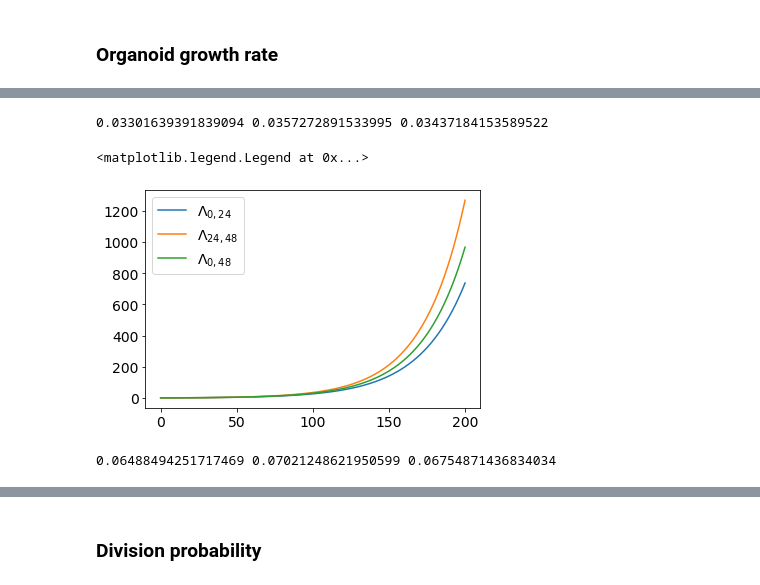
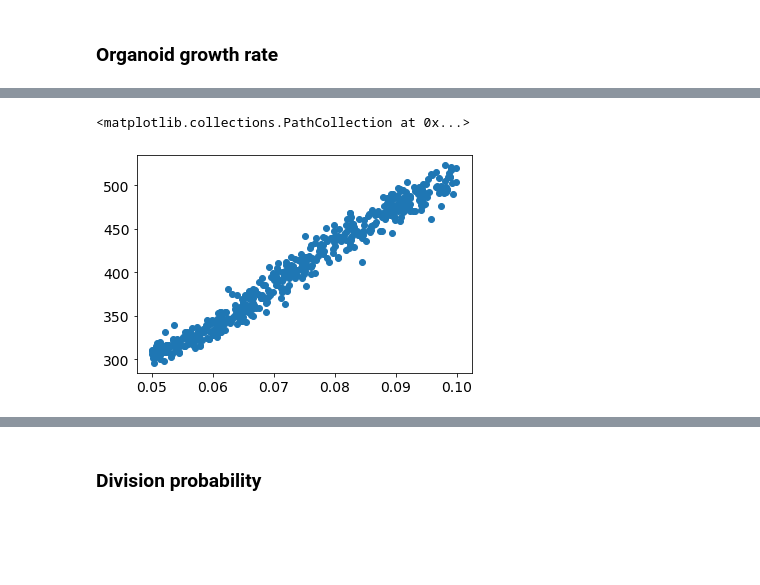
Before and after one commit to SchardtS/Cell-Differentiation, a Jupyter notebook: PhD Thesis (Images).ipynb, the cells around one changed output, grey strips where cells are left out. Saved outputs shown, nothing was run; the diff lists cells and outputs as text; code cells hidden in the pictures; blank space fills up the shorter version.

```diff
--- a/PhD Thesis (Images).ipynb
+++ b/PhD Thesis (Images).ipynb
@@ -643,32 +632,29 @@ plt.plot(T, np.exp(Λ3*T), label = "$\\Lambda_{0,48}$")
-# %%
-T0 = 0
-T24 = 23.089568326350786
-T48 = 27.05548852803504
-
-n0 = 200
-n24 = 441.735294117647
-n48 = 1041.2380952380954
-
-Λ1 = 1/24*np.log(n24/n0)
-Λ2 = 1/24*np.log(n48/n24)
-Λ3 = 1/48*np.log(n48/n0)
-
-print(Λ1, Λ2, Λ3)
-
-T = np.linspace(0,200,1000)
-plt.plot(T, np.exp(Λ1*T), label = "$\\Lambda_{0,24}$")
-plt.plot(T, np.exp(Λ2*T), label = "$\\Lambda_{24,48}$")
-plt.plot(T, np.exp(Λ3*T), label = "$\\Lambda_{0,48}$")
-plt.legend()
-# %% [output]
-0.03301639391839094 0.0357272891533995 0.03437184153589522
-<matplotlib.legend.Legend at 0x...>
-[figure, removed]
-# %%
-k1 = np.log((1 - 0.95/2**(1/3))/(1 - 0.95)/2**(1/3))/np.log(2)*Λ1
-k2 = np.log((1 - 0.95/2**(1/3))/(1 - 0.95)/2**(1/3))/np.log(2)*Λ2
-k3 = np.log((1 - 0.95/2**(1/3))/(1 - 0.95)/2**(1/3))/np.log(2)*Λ3
-
-print(k1, k2, k3)
-# %% [output]
-0.06488494251717469 0.07021248621950599 0.06754871436834034
+# %%
+n0 = 200
+n24 = 441.735294117647
+n48 = 1041.2380952380954
+
+N = 500
+K = np.random.uniform(0.05,0.1,N)
+dim = 3
+dim_scal = 1/2**(1/dim)
+
+nofCells = np.empty(N)
+for j in range(len(K)):
+    org = Organoid()
+    org.k = K[j]
+
+    initial_org = pd.DataFrame()
+    initial_org['x-Position'] = np.random.uniform(0,1,200)
+    initial_org['y-Position'] = np.random.uniform(0,1,200)
+    initial_org['z-Position'] = np.random.uniform(0,1,200)
+    initial_org['Radius'] = np.random.uniform(0.9*dim_scal, 1, 200)
+    initial_org.to_csv('test.csv', index=False)
+
+    org.evolution(T=24, dim=3, file='test.csv', ignore=['transcription', 'displacement'])
+    nofCells[j] = org.nofCells
+
+plt.scatter(K, nofCells)
+# %% [output]
+<matplotlib.collections.PathCollection at 0x...>
+[figure, added]
```
Also changed, not shown: parts of 7 cells of this notebook, 5 other files.
